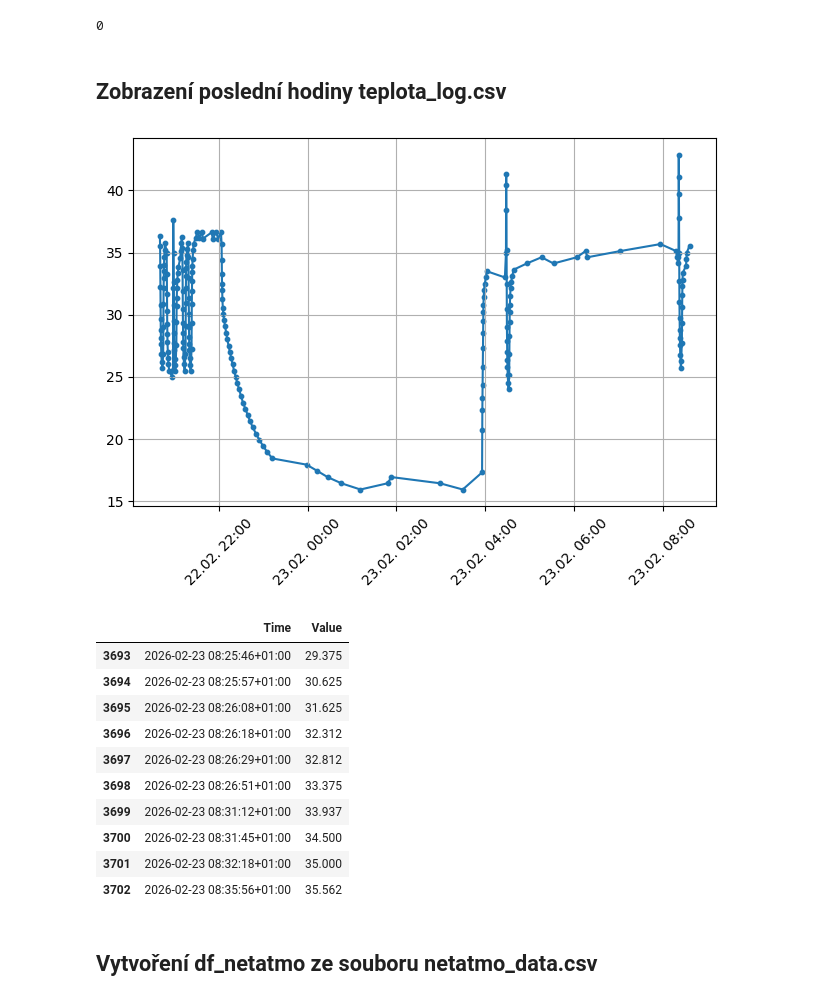
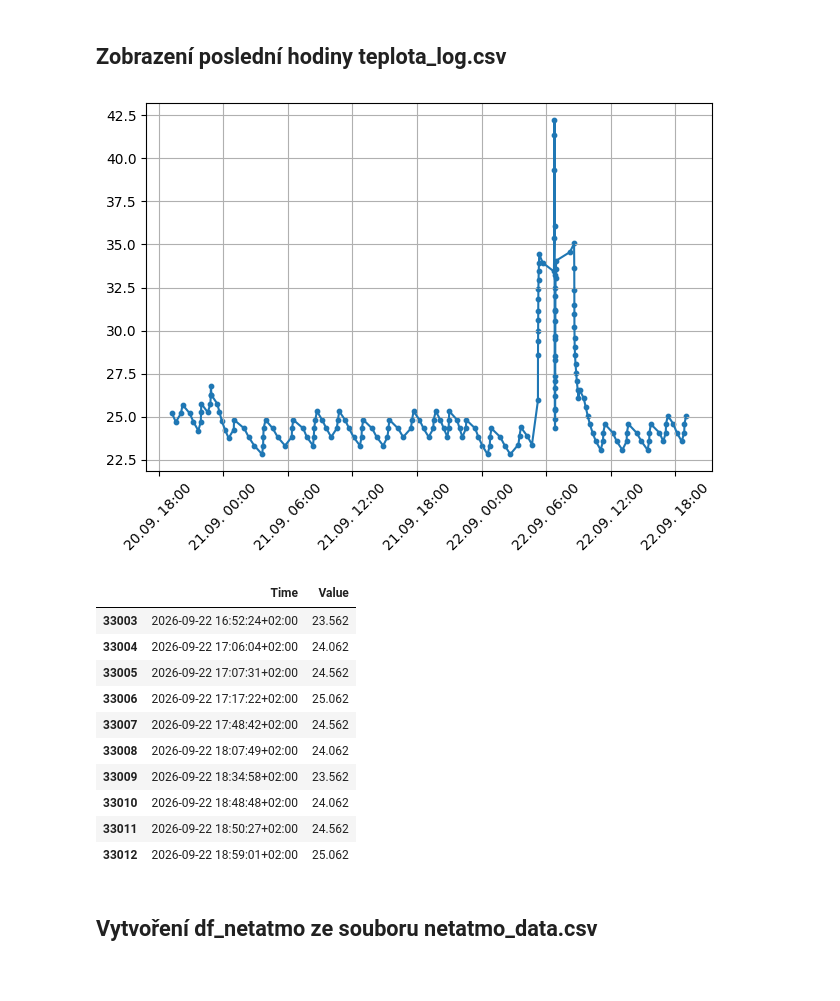
Before and after one commit to MarekCoderslab/Teploty_kotle, a Jupyter notebook: Teplota_kotle.ipynb, the cells around one changed output. Cells and saved outputs as stored; diff of their text form; code cells hidden in the pictures.

```diff
--- a/Teplota_kotle.ipynb
+++ b/Teplota_kotle.ipynb
@@ -108,69 +125,52 @@ Dropdown(description='End hodina:', index=10, options=('00', '01', '02', '03', '
 [interactive output not drawn]
 [interactive output not drawn]
-# %%
-import os
-
-PI = "pi@192.168.11.89"
-DEST = "/Users/Marek/Library/Mobile Documents/com~apple~CloudDocs/Documents/GitHub/Teploty_kotle"
-
-FILES = [
-    "/home/pi/teplota_pradelna.csv",
-    "/home/pi/teplota_log.csv",
-    "/home/pi/netatmo/climate.log",
-    "/home/pi/netatmo/netatmo_climate.csv",
-]
-
-scp_cmd = "scp " + " ".join(f"{PI}:{f}" for f in FILES) + f' "{DEST}"'
-os.system(scp_cmd)
-# %% [output]
-0
 # %% [markdown]
 ## Zobrazení poslední hodiny teplota_log.csv
 # %%
 import pandas as pd
 import matplotlib.pyplot as plt
 import matplotlib.dates as mdates
 import zoneinfo
 
 ax = plt.gca()
 ax.xaxis.set_major_formatter(
     mdates.DateFormatter('%d.%m. %H:%M', tz=zoneinfo.ZoneInfo("Europe/Prague"))
 )
 plt.xticks(rotation=45)
 
-df = pd.read_csv("teplota_log.csv", header=None, names=["Time", "Value"])
+df = pd.read_csv("/Users/Marek/Documents/raspberry/netatmo/teplota_log.csv", header=None, names=["Time", "Value"])
 df["Time"] = (
     pd.to_datetime(df["Time"], errors="coerce")
     .dt.tz_localize("Europe/Prague") # ← DŮLEŽITÉ
 )
 
 df["Value"] = pd.to_numeric(df["Value"], errors="coerce")
 df = df.dropna().sort_values("Time").drop_duplicates("Time")
 
-df_plot = df[df["Time"] >= df["Time"].max() - pd.Timedelta(hours=12)]
+df_plot = df[df["Time"] >= df["Time"].max() - pd.Timedelta(hours=48)]
 
 plt.plot(df_plot["Time"], df_plot["Value"])
 plt.scatter(df_plot["Time"], df_plot["Value"], s=10)
 plt.grid()
 plt.tight_layout()
 plt.show()
 # %% [output]
-[figure, old version]
+[figure, new version]
 # %%
 
 df.tail(10)
 # %% [output]
 |  | Time | Value |
-| 3693 | 2026-02-23 08:25:46+01:00 | 29.375 |
-| 3694 | 2026-02-23 08:25:57+01:00 | 30.625 |
-| 3695 | 2026-02-23 08:26:08+01:00 | 31.625 |
-| 3696 | 2026-02-23 08:26:18+01:00 | 32.312 |
-| 3697 | 2026-02-23 08:26:29+01:00 | 32.812 |
-| 3698 | 2026-02-23 08:26:51+01:00 | 33.375 |
-| 3699 | 2026-02-23 08:31:12+01:00 | 33.937 |
-| 3700 | 2026-02-23 08:31:45+01:00 | 34.500 |
-| 3701 | 2026-02-23 08:32:18+01:00 | 35.000 |
-| 3702 | 2026-02-23 08:35:56+01:00 | 35.562 |
+| 33003 | 2026-09-22 16:52:24+02:00 | 23.562 |
+| 33004 | 2026-09-22 17:06:04+02:00 | 24.062 |
+| 33005 | 2026-09-22 17:07:31+02:00 | 24.562 |
+| 33006 | 2026-09-22 17:17:22+02:00 | 25.062 |
+| 33007 | 2026-09-22 17:48:42+02:00 | 24.562 |
+| 33008 | 2026-09-22 18:07:49+02:00 | 24.062 |
+| 33009 | 2026-09-22 18:34:58+02:00 | 23.562 |
+| 33010 | 2026-09-22 18:48:48+02:00 | 24.062 |
+| 33011 | 2026-09-22 18:50:27+02:00 | 24.562 |
+| 33012 | 2026-09-22 18:59:01+02:00 | 25.062 |
 # %% [markdown]
 ## Vytvoření df_netatmo ze souboru netatmo_data.csv
 # %%
```
Also changed, not shown: parts of 12 cells of this notebook, 5 other files.
